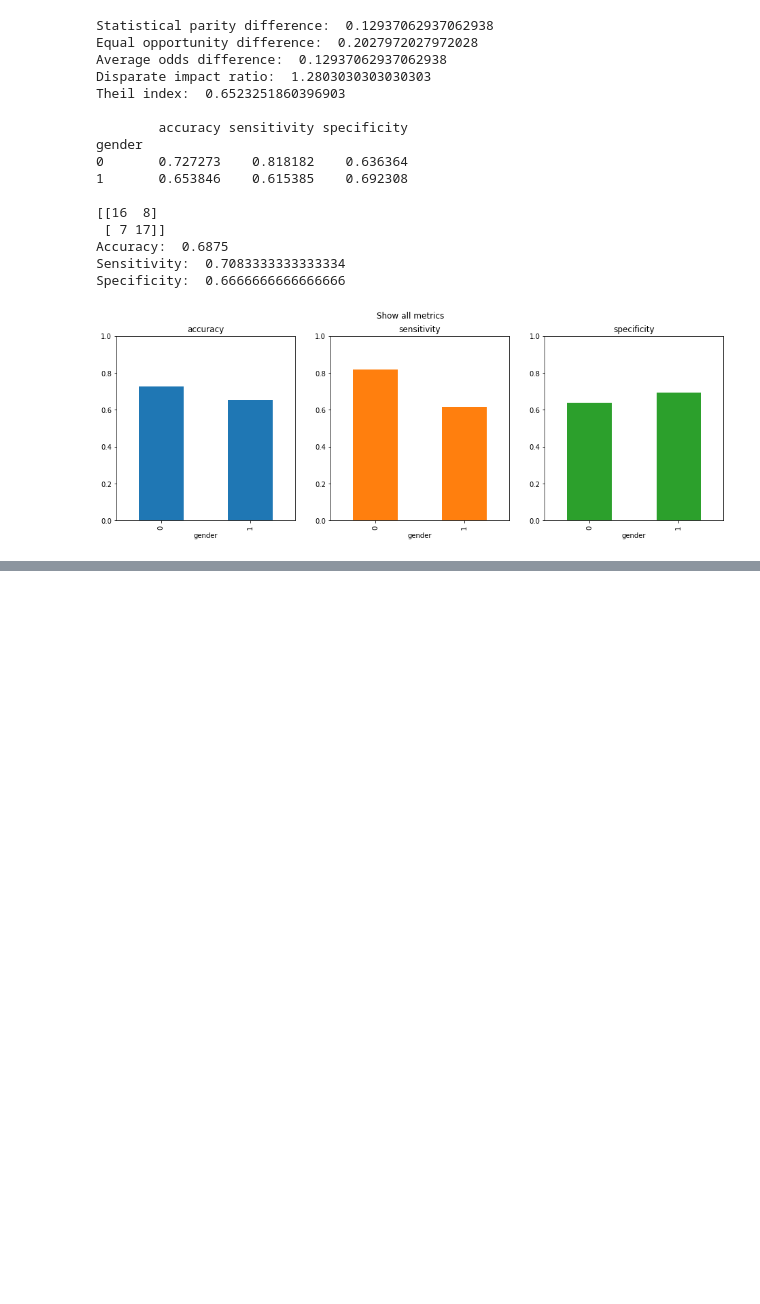
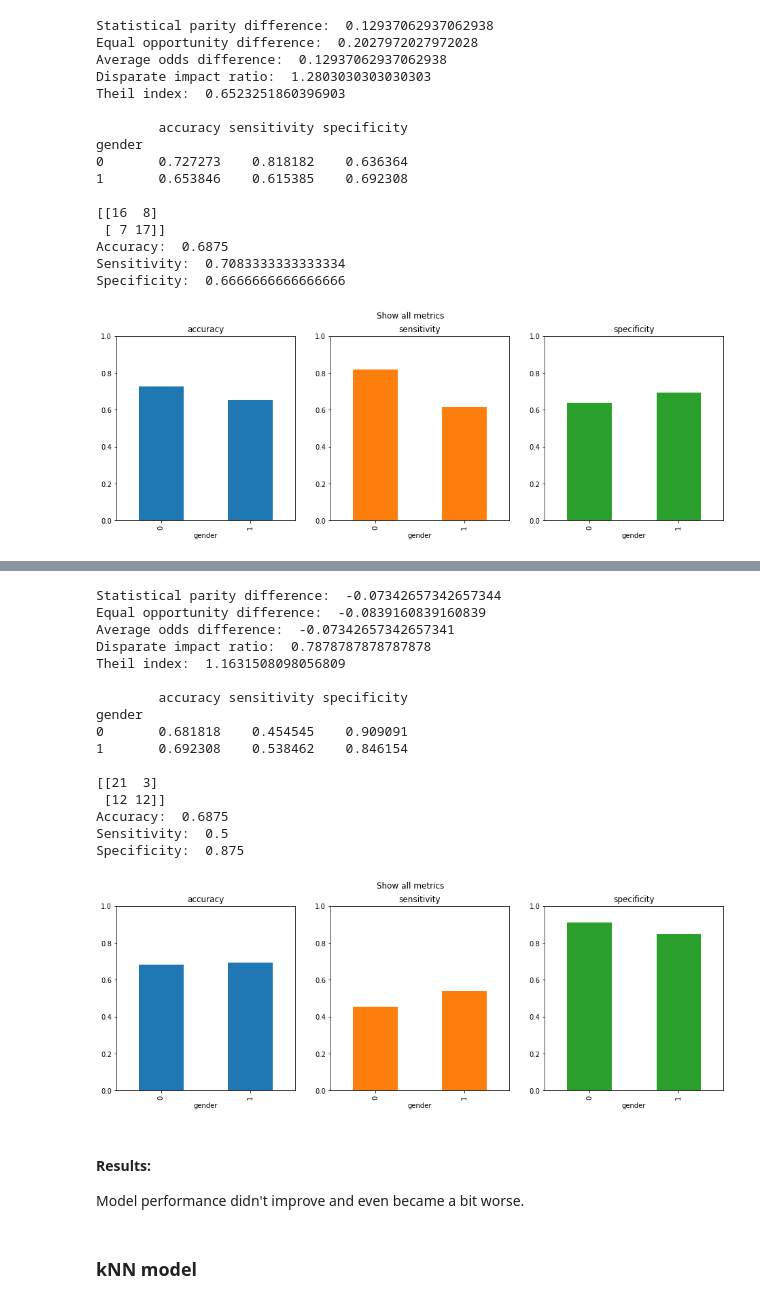
Before and after one commit to ihorhetman99/Seminar_for_SSP, a Jupyter notebook: debiasing/models.ipynb, the cells around one changed output, grey strips where cells are left out. Saved outputs shown, nothing was run; the diff lists cells and outputs as text; code cells hidden in the pictures; blank space fills up the shorter version.

```diff
--- a/debiasing/models.ipynb
+++ b/debiasing/models.ipynb
@@ -738,0 +666,14 @@ Specificity:  0.6666666666666666
+# %%
+# results for debiased model with ExponentiatedGradient
+
+model_rf_fair = red.ExponentiatedGradient(model_rf,
+                               constraints=red.TruePositiveRateParity(),
+                              sample_weight_name="classifier__sample_weight",)
+model_rf_fair.fit(X_train_aif, y_train_aif, sensitive_features=X_train_aif['gender'])
+
+get_values_of_aif_metrics(y_test_aif, model_rf_fair.predict(X_test_aif))
+print('')
+plot_metrics(y_test_aif, X_test_aif, metrics, model_rf_fair, 'gender')
+print('')
+classification_results(y_test_aif, model_rf_fair.predict(X_test_aif))
+# %% [output]
@@ -738,0 +697,22 @@ Specificity:  0.6666666666666666
+Statistical parity difference:  -0.07342657342657344
+Equal opportunity difference:  -0.0839160839160839
+Average odds difference:  -0.07342657342657341
+Disparate impact ratio:  0.7878787878787878
+Theil index:  1.1631508098056809
+
+        accuracy sensitivity specificity
+gender
+0       0.681818    0.454545    0.909091
+1       0.692308    0.538462    0.846154
+
+[[21  3]
+ [12 12]]
+Accuracy:  0.6875
+Sensitivity:  0.5
+Specificity:  0.875
+[figure, added]
+# %% [markdown]
+#### Results:
+Model performance didn't improve and even became a bit worse.
+# %% [markdown]
+### kNN model
```
Also changed, not shown: parts of 43 cells of this notebook.
